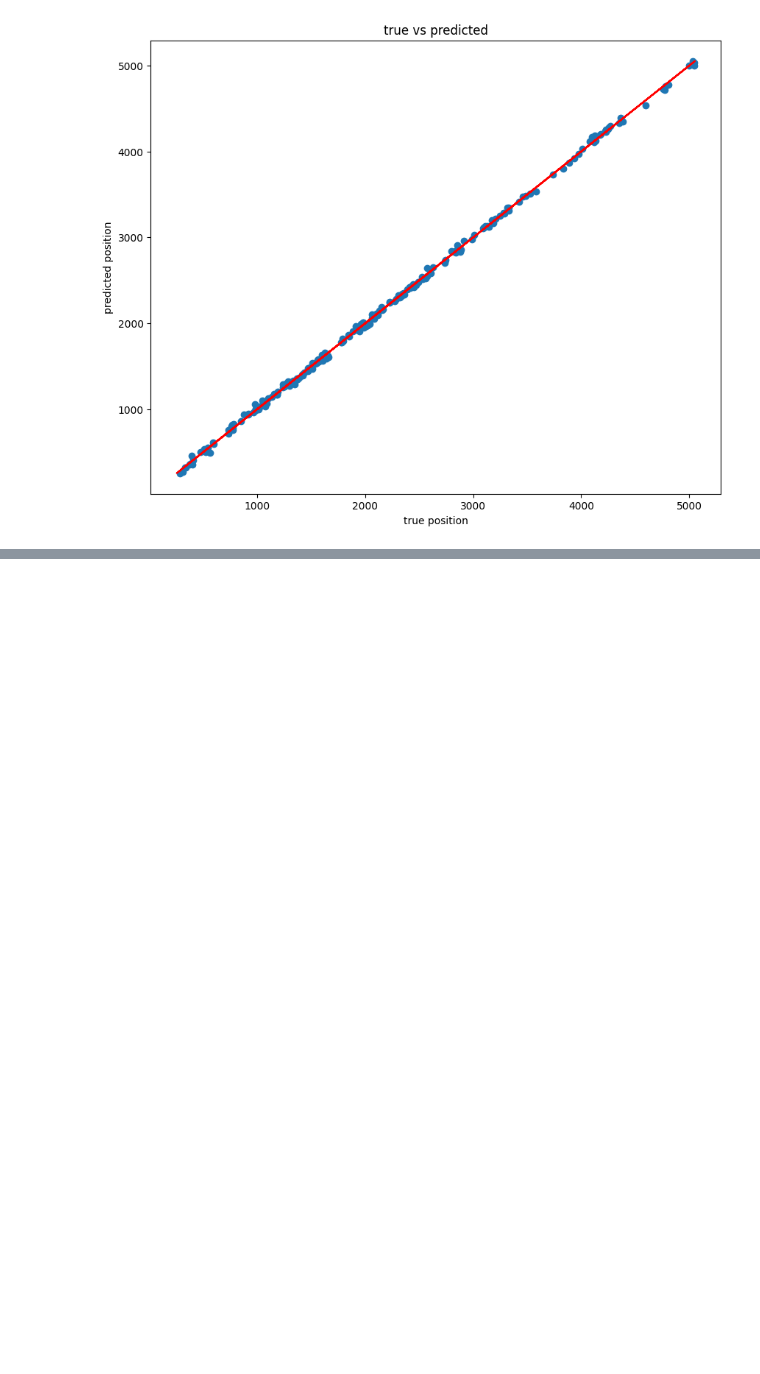
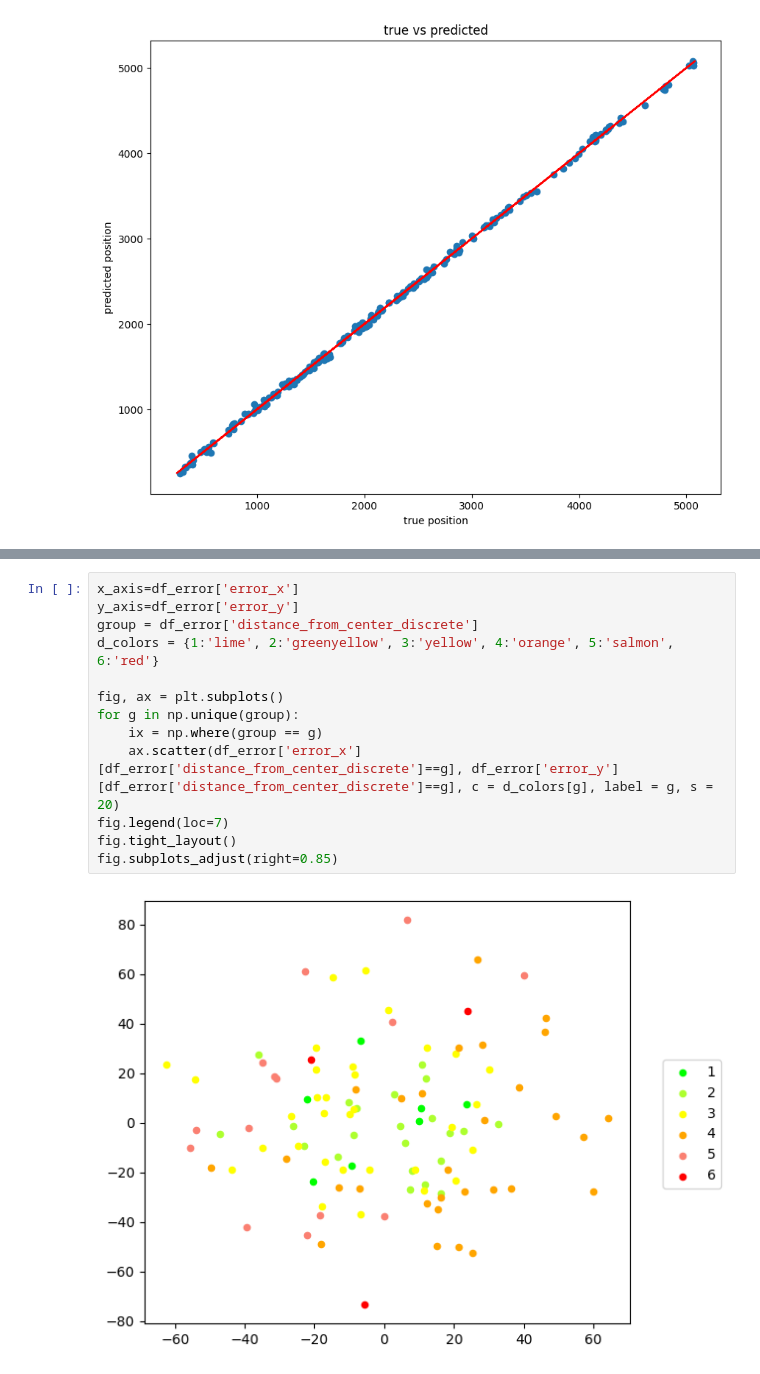
Before and after one commit to opticsensors/pool-playing-robot, a Jupyter notebook: examples/system_calibration/model_carriage_position.ipynb, the cells around one changed output, grey strips where cells are left out. Drawn from its saved outputs; the diff is of its cells as text; blank space fills up the shorter version.

```diff
--- a/examples/system_calibration/model_carriage_position.ipynb
+++ b/examples/system_calibration/model_carriage_position.ipynb
@@ -180,3 +193,18 @@ plt.show()
+# %%
+x_axis=df_error['error_x']
+y_axis=df_error['error_y']
+group = df_error['distance_from_center_discrete']
+d_colors = {1:'lime', 2:'greenyellow', 3:'yellow', 4:'orange', 5:'salmon', 6:'red'}
+
+fig, ax = plt.subplots()
+for g in np.unique(group):
+    ix = np.where(group == g)
+    ax.scatter(df_error['error_x'][df_error['distance_from_center_discrete']==g], df_error['error_y'][df_error['distance_from_center_discrete']==g], c = d_colors[g], label = g, s = 20)
+fig.legend(loc=7)
+fig.tight_layout()
+fig.subplots_adjust(right=0.85)
+# %% [output]
+[figure, added]
 # %%
 x_axis=df_error['error_x']
 y_axis=df_error['error_y']
```
Also changed, not shown: parts of 18 cells of this notebook, 4 other files.
